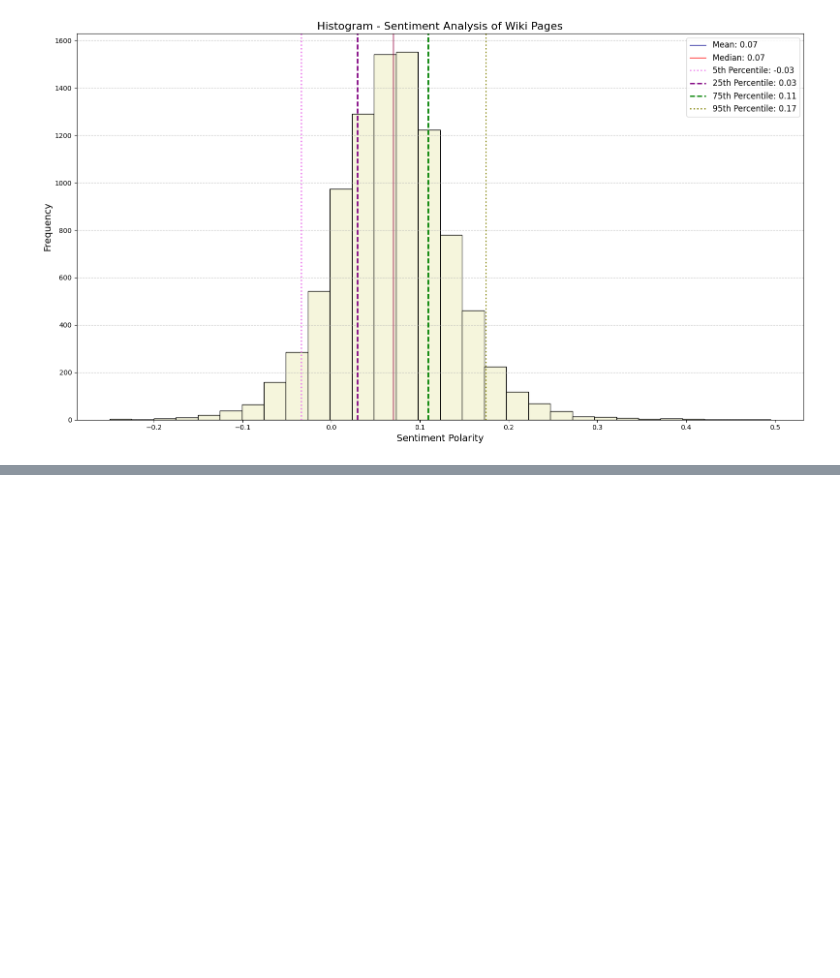
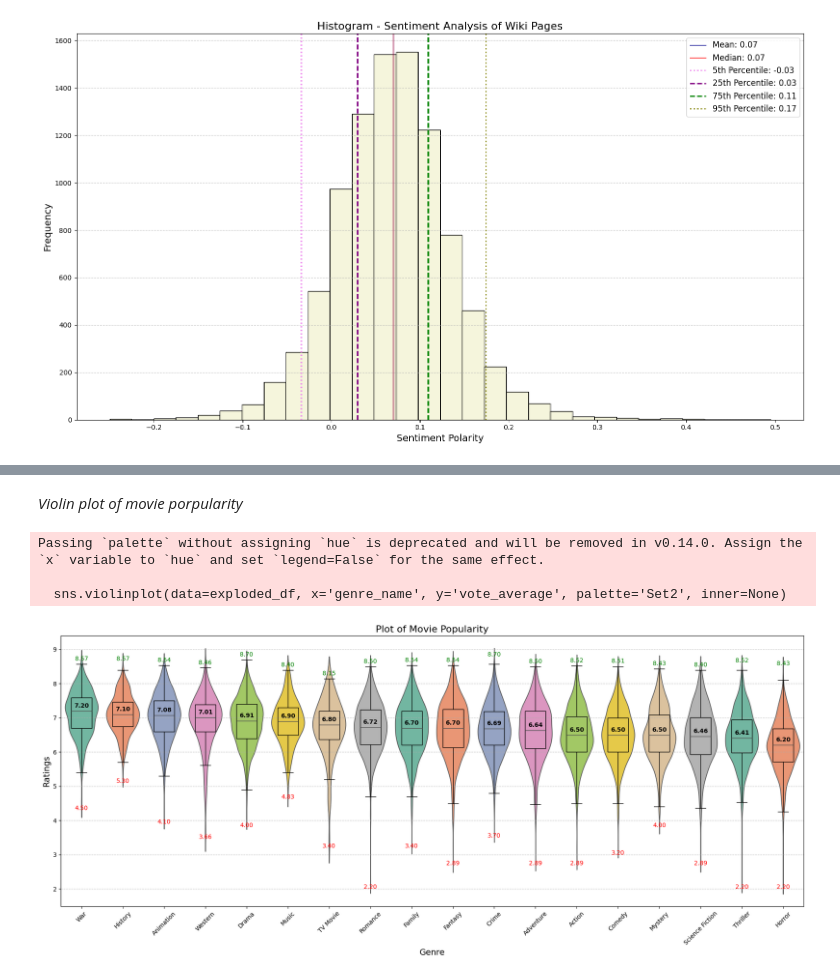
Before and after one commit to AleksandarLukic96/02805_Final_project, a Jupyter notebook: code/Natural_Language_Processing.ipynb, the cells around one changed output, grey strips where cells are left out. Drawn from its saved outputs; the diff is of its cells as text; code cells hidden in the pictures; blank space fills up the shorter version.

```diff
--- a/code/Natural_Language_Processing.ipynb
+++ b/code/Natural_Language_Processing.ipynb
@@ -230,0 +193,2 @@ Passing `palette` without assigning `hue` is deprecated and will be removed in v
+# %% [markdown]
+*Violin plot of movie porpularity*
@@ -230,0 +275,16 @@ Passing `palette` without assigning `hue` is deprecated and will be removed in v
+# %%
+# Enhance the plot
+plt.title('Plot of Movie Popularity', fontsize=16)
+plt.xlabel('Genre', fontsize=14)
+plt.ylabel('Ratings', fontsize=14)
+plt.xticks(rotation=45)
+plt.grid(axis='y', linestyle='--', alpha=0.7)
+
+# Show the plot
+plt.tight_layout()
+plt.show()
+# %% [output]
+Passing `palette` without assigning `hue` is deprecated and will be removed in v0.14.0. Assign the `x` variable to `hue` and set `legend=False` for the same effect.
+
+  sns.violinplot(data=exploded_df, x='genre_name', y='vote_average', palette='Set2', inner=None)
+[figure, added]
```
Also changed, not shown: parts of 12 cells of this notebook.
